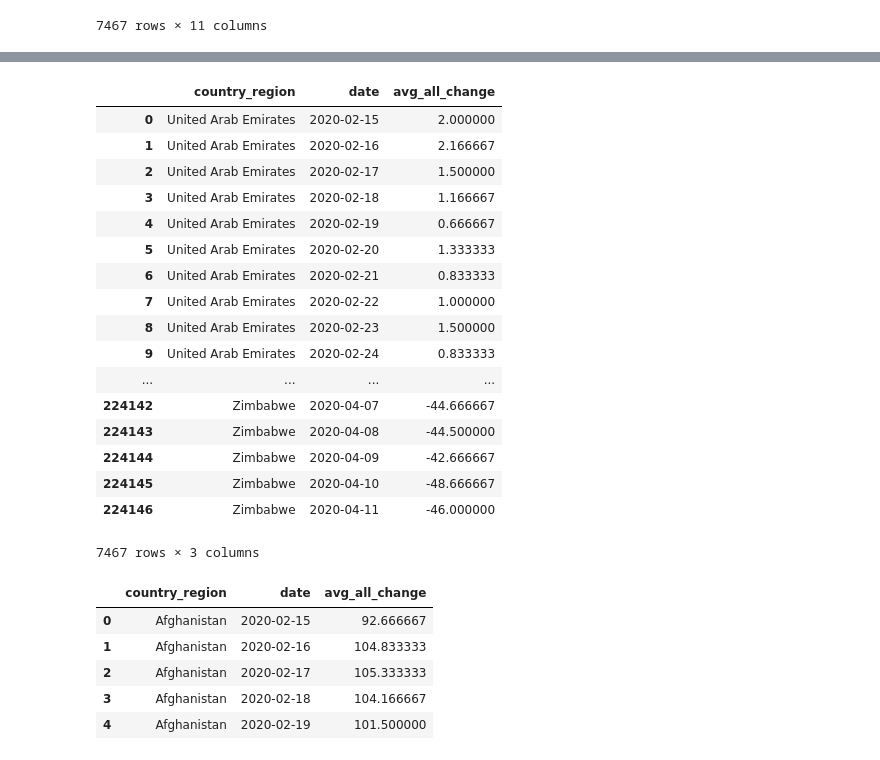
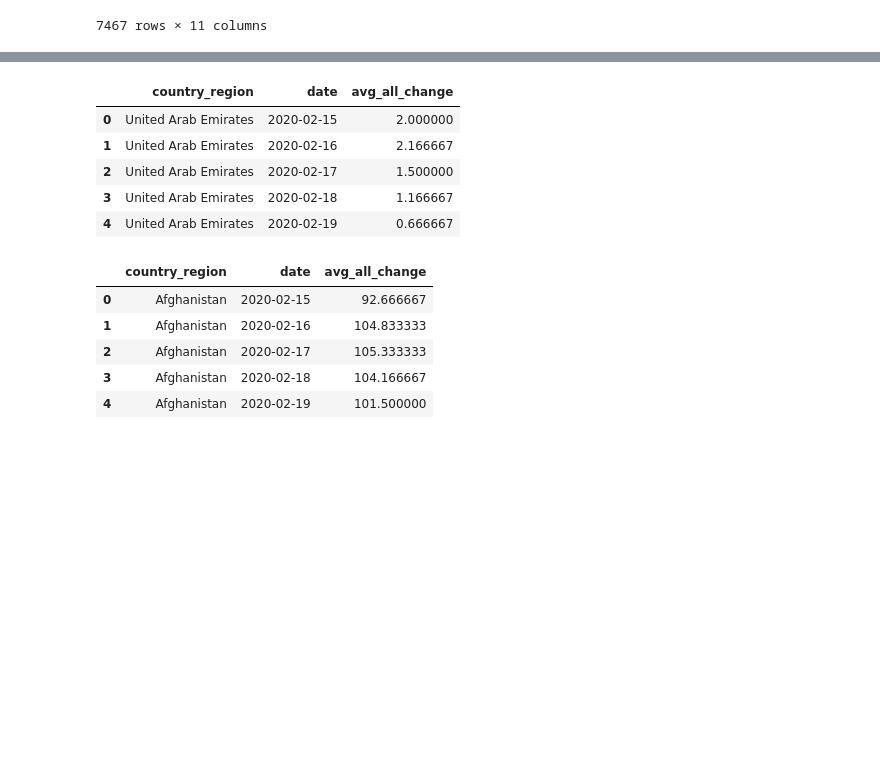
Before and after one commit to travis-tyler/ETL-COVID-Mobility, a Jupyter notebook: Code/COVID_Mobility.ipynb, the cells around one changed output, grey strips where cells are left out. Drawn from its saved outputs; the diff is of its cells as text; code cells hidden in the pictures; blank space fills up the shorter version.

```diff
--- a/Code/COVID_Mobility.ipynb
+++ b/Code/COVID_Mobility.ipynb
@@ -96,33 +102,21 @@ google_df.head()
 # %%
 google_avg_df = google_df.drop(columns=['retail_and_recreation_percent_change_from_baseline',
                                         'grocery_and_pharmacy_percent_change_from_baseline',
                                         'parks_percent_change_from_baseline',
                                         'transit_stations_percent_change_from_baseline',
                                         'workplaces_percent_change_from_baseline',
                                         'residential_percent_change_from_baseline',
                                         'country_region_code',
                                         'sub_region_1',
                                         'sub_region_2'])
-google_avg_df
+google_avg_df.head()
 # %% [output]
 |  | country_region | date | avg_all_change |
 | 0 | United Arab Emirates | 2020-02-15 | 2.000000 |
 | 1 | United Arab Emirates | 2020-02-16 | 2.166667 |
 | 2 | United Arab Emirates | 2020-02-17 | 1.500000 |
 | 3 | United Arab Emirates | 2020-02-18 | 1.166667 |
 | 4 | United Arab Emirates | 2020-02-19 | 0.666667 |
-| 5 | United Arab Emirates | 2020-02-20 | 1.333333 |
-| 6 | United Arab Emirates | 2020-02-21 | 0.833333 |
-| 7 | United Arab Emirates | 2020-02-22 | 1.000000 |
-| 8 | United Arab Emirates | 2020-02-23 | 1.500000 |
-| 9 | United Arab Emirates | 2020-02-24 | 0.833333 |
-| ... | ... | ... | ... |
-| 224142 | Zimbabwe | 2020-04-07 | -44.666667 |
-| 224143 | Zimbabwe | 2020-04-08 | -44.500000 |
-| 224144 | Zimbabwe | 2020-04-09 | -42.666667 |
-| 224145 | Zimbabwe | 2020-04-10 | -48.666667 |
-| 224146 | Zimbabwe | 2020-04-11 | -46.000000 |
-7467 rows × 3 columns
 # %%
 # Sort and reset index
 google_avg_df = (google_avg_df.sort_values(by=['country_region','date'])).reset_index()
```
Also changed, not shown: parts of 9 cells of this notebook.
